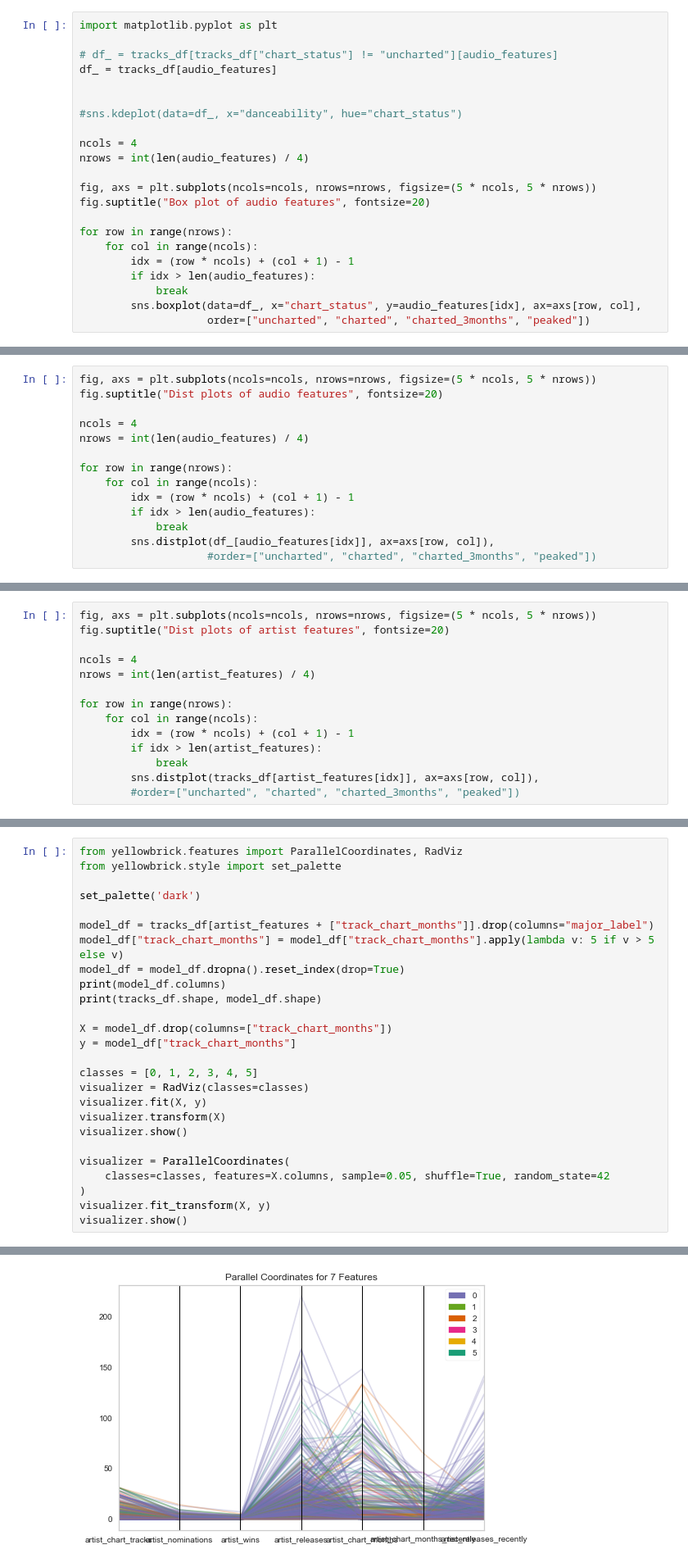
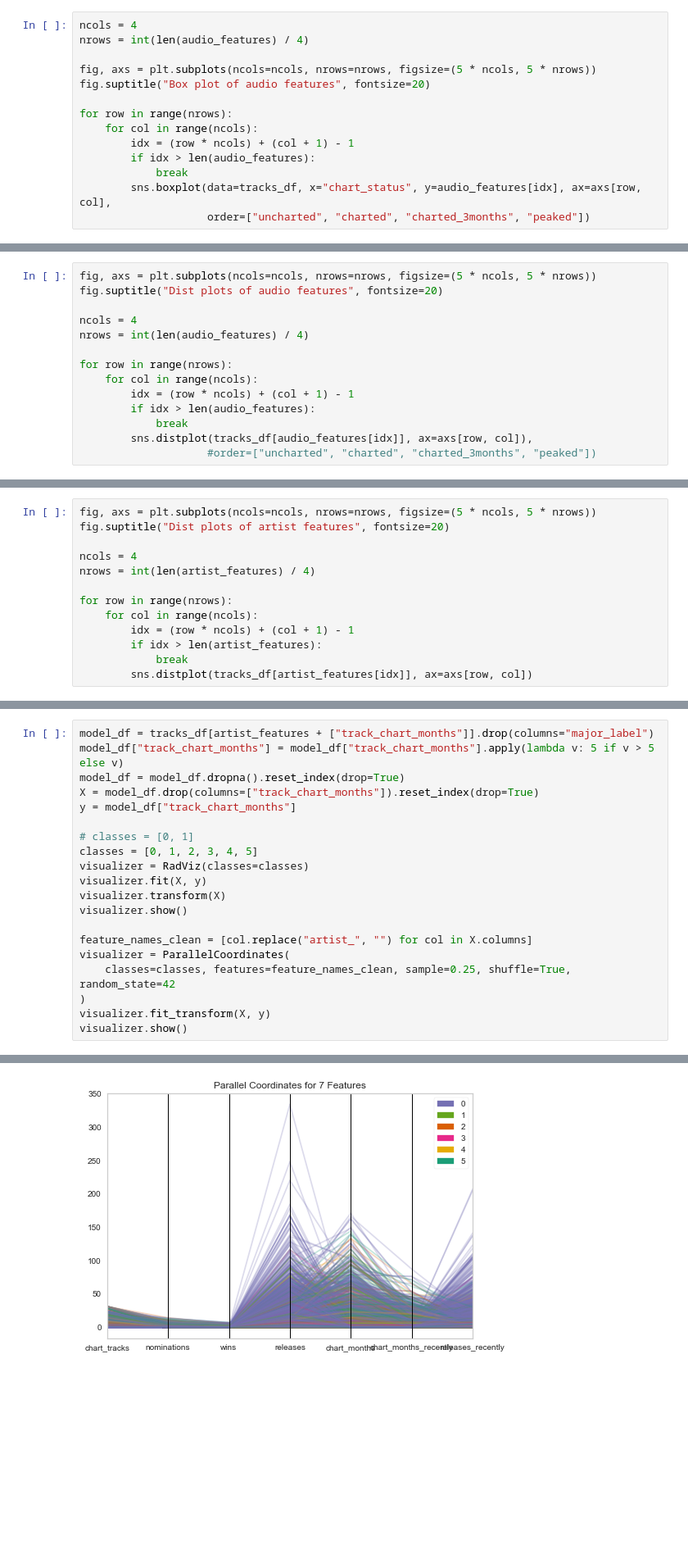
Before and after one commit to pezon/music-mining, a Jupyter notebook: notebooks/analysis/Charts EDA.ipynb, the cells around one changed output, grey strips where cells are left out. Shown at 82% size. Drawn from its saved outputs; the diff is of its cells as text; blank space fills up the shorter version.

```diff
--- a/notebooks/analysis/Charts EDA.ipynb
+++ b/notebooks/analysis/Charts EDA.ipynb
@@ -70,14 +124,6 @@ audio_features = [
 # %% [markdown]
 ## Audio feature analysis
 # %%
-import matplotlib.pyplot as plt
-
-# df_ = tracks_df[tracks_df["chart_status"] != "uncharted"][audio_features]
-df_ = tracks_df[audio_features]
-
-
-#sns.kdeplot(data=df_, x="danceability", hue="chart_status")
-
 ncols = 4
 nrows = int(len(audio_features) / 4)
 
@@ -89,6 +135,6 @@ for row in range(nrows):
         idx = (row * ncols) + (col + 1) - 1
         if idx > len(audio_features):
             break
-        sns.boxplot(data=df_, x="chart_status", y=audio_features[idx], ax=axs[row, col],
+        sns.boxplot(data=tracks_df, x="chart_status", y=audio_features[idx], ax=axs[row, col],
                     order=["uncharted", "charted", "charted_3months", "peaked"])
 # %% [output]
@@ -105,6 +151,6 @@ for row in range(nrows):
         idx = (row * ncols) + (col + 1) - 1
         if idx > len(audio_features):
             break
-        sns.distplot(df_[audio_features[idx]], ax=axs[row, col]),
+        sns.distplot(tracks_df[audio_features[idx]], ax=axs[row, col]),
                     #order=["uncharted", "charted", "charted_3months", "peaked"])
 # %% [output]
@@ -183,6 +190,5 @@ for row in range(nrows):
         idx = (row * ncols) + (col + 1) - 1
         if idx > len(artist_features):
             break
-        sns.distplot(tracks_df[artist_features[idx]], ax=axs[row, col]),
-        #order=["uncharted", "charted", "charted_3months", "peaked"])
+        sns.distplot(tracks_df[artist_features[idx]], ax=axs[row, col])
 # %% [output]
@@ -843,28 +392,22 @@ Index(['danceability', 'energy', 'key', 'loudness', 'mode', 'speechiness',
 # %% [markdown]
 ## Artist feature analysis
 # %%
-from yellowbrick.features import ParallelCoordinates, RadViz
-from yellowbrick.style import set_palette
-
-set_palette('dark')
-
 model_df = tracks_df[artist_features + ["track_chart_months"]].drop(columns="major_label")
 model_df["track_chart_months"] = model_df["track_chart_months"].apply(lambda v: 5 if v > 5 else v)
 model_df = model_df.dropna().reset_index(drop=True)
-print(model_df.columns)
-print(tracks_df.shape, model_df.shape)
-
-X = model_df.drop(columns=["track_chart_months"])
+X = model_df.drop(columns=["track_chart_months"]).reset_index(drop=True)
 y = model_df["track_chart_months"]
 
+# classes = [0, 1]
 classes = [0, 1, 2, 3, 4, 5]
 visualizer = RadViz(classes=classes)
 visualizer.fit(X, y)
 visualizer.transform(X)
 visualizer.show()
 
+feature_names_clean = [col.replace("artist_", "") for col in X.columns]
 visualizer = ParallelCoordinates(
-    classes=classes, features=X.columns, sample=0.05, shuffle=True, random_state=42
+    classes=classes, features=feature_names_clean, sample=0.25, shuffle=True, random_state=42
 )
 visualizer.fit_transform(X, y)
 visualizer.show()
@@ -878,2 +415,2 @@ Index(['artist_chart_tracks', 'artist_nominations', 'artist_wins',
 [figure]
-[figure, old version]
+[figure, new version]
```
Also changed, not shown: parts of 57 cells of this notebook, 1 other file.
